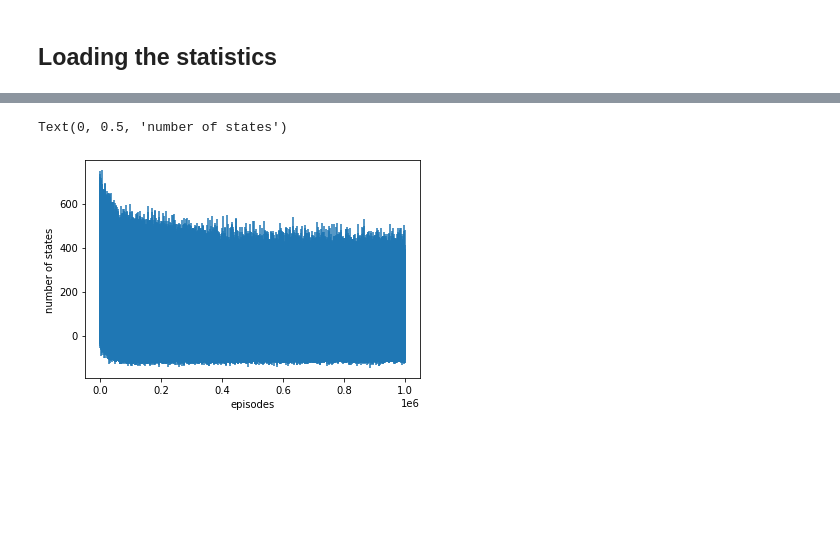
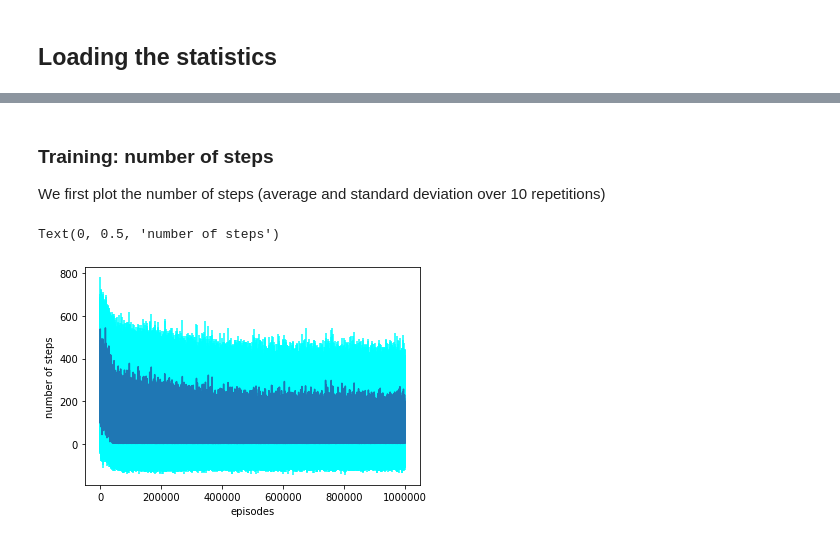
Before and after one commit to FMZennaro/CTF-SQL, a Jupyter notebook: Simulation1_1 - Analysis.ipynb, the cells around one changed output, grey strips where cells are left out. Drawn from its saved outputs; the diff is of its cells as text; code cells hidden in the pictures; blank space fills up the shorter version.

Commit message:
Got simulation1_1 from main

```diff
--- a/Simulation1_1 - Analysis.ipynb
+++ b/Simulation1_1 - Analysis.ipynb
@@ -34,5 +34,5 @@ query_reward = -1
 # %% [markdown]
 ## Loading the statistics
 # %%
-train_data = joblib.load('ignore_simul1_traindata_20210225215819702347.pkl')
-test_data = joblib.load('ignore_simul1_testdata_20210225215819702347.pkl')
+train_data = joblib.load('ignore_simul1_traindata_20210217232217657942.pkl')
+test_data = joblib.load('ignore_simul1_testdata_20210217232217657942.pkl')
@@ -41,7 +52,11 @@ test_data = joblib.load('ignore_simul1_testdata_20210225215819702347.pkl')
+# %% [markdown]
+### Training: number of steps
+
+We first plot the number of steps (average and standard deviation over 10 repetitions)
 # %%
-plt.errorbar(range(n_episodes_training),np.mean(train_data[:,0,:],axis=0),yerr=np.std(train_data[:,0,:],axis=0))
+plt.errorbar(range(n_episodes_training),np.mean(train_data[:,0,:],axis=0),yerr=np.std(train_data[:,0,:],axis=0),ecolor='cyan')
 plt.xlabel('episodes')
-plt.ylabel('number of states')
+plt.ylabel('number of steps')
 # %% [output]
-Text(0, 0.5, 'number of states')
+Text(0, 0.5, 'number of steps')
-[figure, old version]
+[figure, new version]
```
Also changed, not shown: parts of 19 cells of this notebook.
